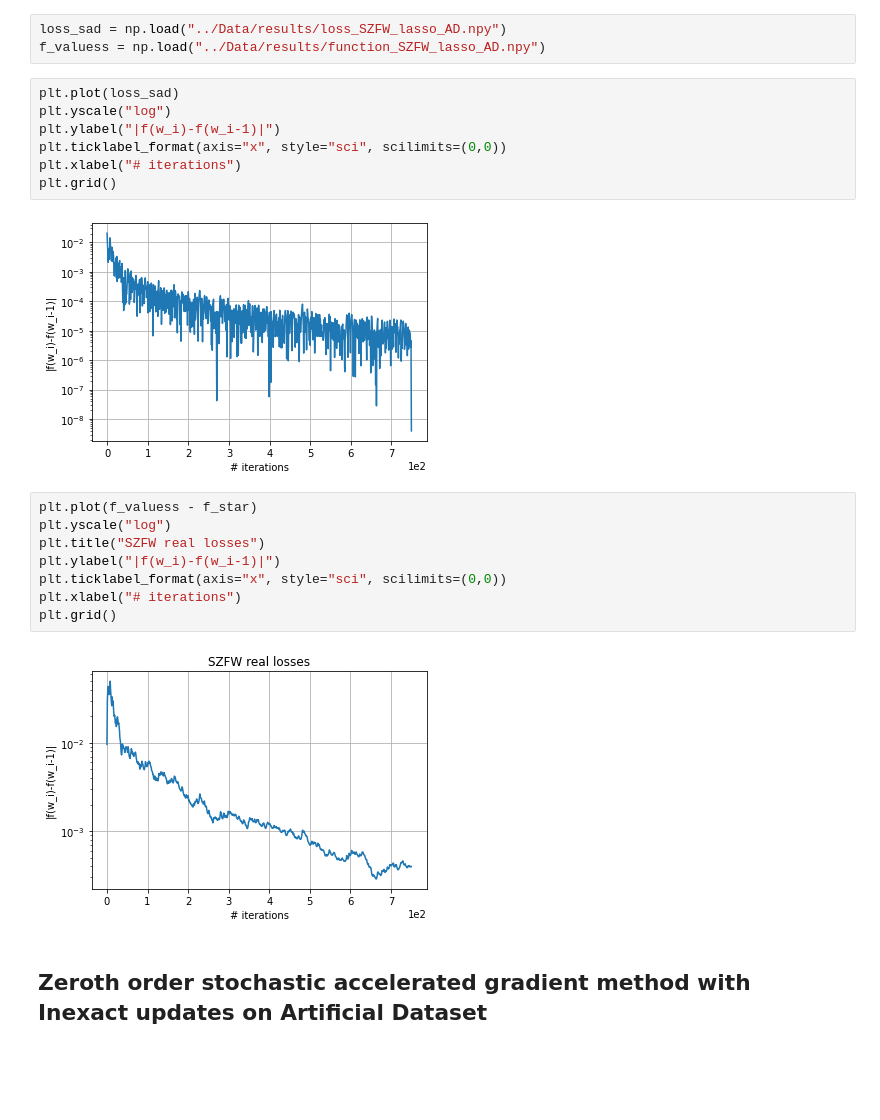
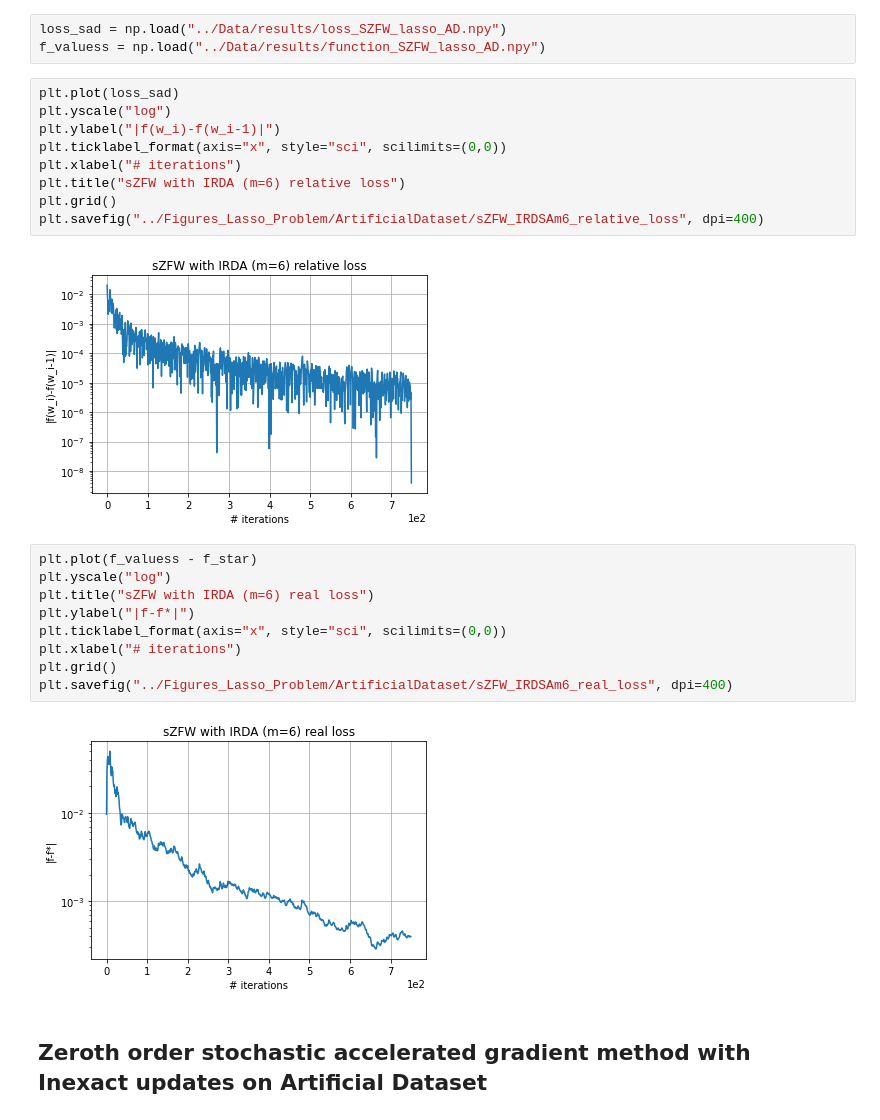
Before and after one commit to liacov/OPTproj, a Jupyter notebook: notebooks/LassoRegression.ipynb, the cells around one changed output. Saved outputs shown, nothing was run; the diff lists cells and outputs as text; blank space fills up the shorter version.

```diff
--- a/notebooks/LassoRegression.ipynb
+++ b/notebooks/LassoRegression.ipynb
@@ -552,22 +573,25 @@ f_valuess = np.load("../Data/results/function_SZFW_lasso_AD.npy")
 # %%
 plt.plot(loss_sad)
 plt.yscale("log")
 plt.ylabel("|f(w_i)-f(w_i-1)|")
 plt.ticklabel_format(axis="x", style="sci", scilimits=(0,0))
 plt.xlabel("# iterations")
+plt.title("sZFW with IRDA (m=6) relative loss")
 plt.grid()
+plt.savefig("../Figures_Lasso_Problem/ArtificialDataset/sZFW_IRDSAm6_relative_loss", dpi=400)
 # %% [output]
-[figure, old version]
+[figure, new version]
 # %%
 plt.plot(f_valuess - f_star)
 plt.yscale("log")
-plt.title("SZFW real losses")
-plt.ylabel("|f(w_i)-f(w_i-1)|")
+plt.title("sZFW with IRDA (m=6) real loss")
+plt.ylabel("|f-f*|")
 plt.ticklabel_format(axis="x", style="sci", scilimits=(0,0))
 plt.xlabel("# iterations")
 plt.grid()
+plt.savefig("../Figures_Lasso_Problem/ArtificialDataset/sZFW_IRDSAm6_real_loss", dpi=400)
 # %% [output]
-[figure, old version]
+[figure, new version]
 # %% [markdown]
 ## Zeroth order stochastic accelerated gradient method with Inexact updates on Artificial Dataset
 # %%
```
Also changed, not shown: parts of 31 cells of this notebook, 28 other files.
